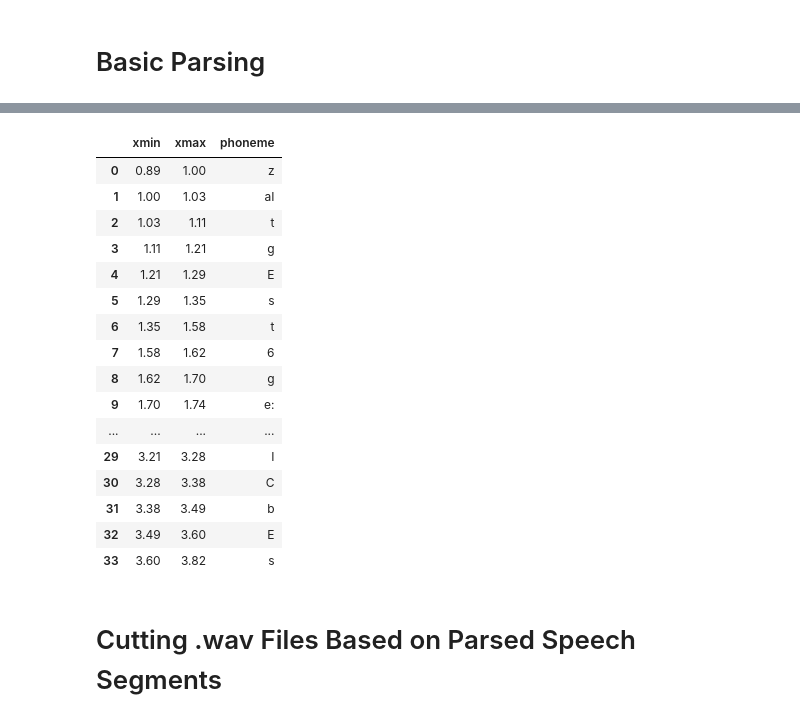
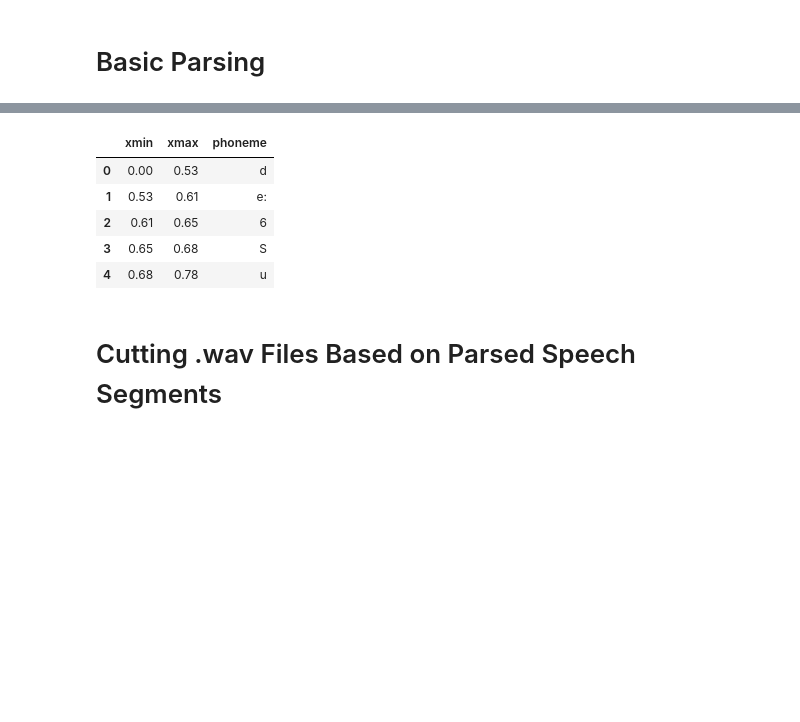
Before and after one commit to heikele/Parsing-spoken-sentences-with-MAUS, a Jupyter notebook: AudioSignalProcessingWithMAUS-BASICS.ipynb, the cells around one changed output, grey strips where cells are left out. Drawn from its saved outputs; the diff is of its cells as text; code cells hidden in the pictures; blank space fills up the shorter version.

```diff
--- a/AudioSignalProcessingWithMAUS-BASICS.ipynb
+++ b/AudioSignalProcessingWithMAUS-BASICS.ipynb
@@ -18,36 +16,43 @@ def parse_textgrid(story, phonemes="False"):
     """Returns a DataFrame with the xmin and xmax for the words or phonemes"""
 
     story = story.split('KAN')[0] if not phonemes else story.split('MAU')[1]
-    xmin = [line.split(' ')[-1] for line in story.split('\n') if 'xmin' in line and "<p:>" not in line]
-    xmax = [line.split(' ')[-1] for line in story.split('\n') if 'xmax' in line and "<p:>" not in line]
-    words = [line.split(' ')[-1].replace('"', '') for line in story.split('\n') if 'text' in line and "<p:>" not in line]
+    xmin = [line.split(' ')[-1] for line in story.split('\n') if 'xmin' in line]# and "<p:>" not in line]
+    xmax = [line.split(' ')[-1] for line in story.split('\n') if 'xmax' in line]# and "<p:>" not in line]
+    words = [line.split(' ')[-1].replace('"', '') for line in story.split('\n') if 'text' in line]# and "<p:>" not in line]
 
+    # In order to remove silences before indexing is required.
+    # Might be a good a idea to look at the output (in this case the later initialised
+    # f.read) from MAUS to get a better idea.
     df = pd.DataFrame()
-    df["xmin"] = [float(x) for x in xmin[3:-1]]
-    df["xmax"] = [float(x) for x in xmax[3:-1]]
-    df["word" if not phonemes else "phoneme"] = (words[1:-1] if not phonemes else words[:-1])
-
+    if phonemes:
+        df["xmin"] = [float(x) for x in xmin[1:-1]]
+        df["xmax"] = [float(x) for x in xmax[1:-1]]
+    else:
+        df["xmin"] = [float(x) for x in xmin[3:-1]]
+        df["xmax"] = [float(x) for x in xmax[3:-1]]
+    df["phoneme" if phonemes else "word"] = words[1:] if phonemes else words[1:-1]
     return df
 
 def get_textgrid(textfile, wavfile, phonemes=False):
     """Use CurlCall to feed the wave and text file into MAUS and passes it through the parse_textgrid function.
     Returns the Dataframe with relevant time information"""
 
-    curlcall = "curl  -X POST -H 'content-type: multipart/form-data'  -F OUTFORMAT=TextGrid -F NOINITIALFINALSILENCE=false -F INSKANTEXTGRID=true -F TEXT=@'{}' -F INSORTTEXTGRID=true -F SIGNAL=@'{}' 'https://clarin.phonetik.uni-muenchen.de/BASWebServices/services/runMAUSBasic'".format(*(textfile, wavfile))
+    curlcall = f"curl  -X POST -H 'content-type: multipart/form-data'  -F OUTFORMAT=TextGrid -F NOINITIALFINALSILENCE=false -F INSKANTEXTGRID=true -F TEXT=@'{textfile}' -F INSORTTEXTGRID=true -F SIGNAL=@'{wavfile}' 'https://clarin.phonetik.uni-muenchen.de/BASWebServices/services/runMAUSBasic'"
     result = subprocess.check_output(curlcall, shell=True)
     url = str(result).split("<")[4].split(">")[1]
 
     targetfile = 'targetfile' # an empty targetfile is required, you can use the one on my github page
-    curlcall2 = 'curl ' + url + ' > ' + targetfile
+    curlcall2 = f'curl {url} > {targetfile}'
     subprocess.call(curlcall2, shell=True)
 
     with open(targetfile) as f:
+        # Here f.read() shows the output reads the MAUS output
         textgrid = parse_textgrid(f.read(), phonemes=phonemes)
 
     return textgrid
 # %% [markdown]
 # Basic Parsing
 # %%
-files = [file for file in listdir() if ".wav" in file] # creates a list of the wav files
+files = [file.split(".")[0] for file in listdir() if ".wav" in file] # creates a list of items
 len(files), files[0]
 # %% [output]
@@ -55,9 +60,8 @@ len(files), files[0]
 # %%
 # Parse words in audio file based on transcipts (txt files for respective wav file)
-for wav in files:
-    textfile = loc+wav.replace(".wav", ".txt") # loads the relevant text file
-    df = get_textgrid(textfile, loc+wav) # creates the DataFrame
-    df.to_csv(loc+wav.replace(".wav", ".csv")) # saves the csv file into the same location as the wavs and txts
+for item in files[20]:
+    df = get_textgrid(loc+f"{item}.txt", loc+f"{item}.wav") # creates the DataFrame
+    df.to_csv(loc+f"{item}.csv") # saves the csv file into the same location as the wavs and txts
 # %%
 # Example of word onsets and offsets
 df
@@ -75,28 +82,16 @@ df
 # Same as before but now we parse the phonemes - I should note that in my experience these are
 # not as reliable as word parsing
 
-for wav in files:
-    textfile = loc+wav.replace(".wav", ".txt")
-    df = get_textgrid(textfile, loc+wav, phonemes=True)
-    df.to_csv(loc+wav.replace(".wav", ".csv"))
+for item in files[:20]:
+    df = get_textgrid(loc+f"{item}.txt", loc+f"{item}.wav", phonemes=True)
+    df.to_csv(loc+f"{item}.csv")
 # %%
 # Example of phoneme DataFrame
-df
+df.head(5)
 # %% [output]
 |  | xmin | xmax | phoneme |
-| 0 | 0.89 | 1.00 | z |
-| 1 | 1.00 | 1.03 | aI |
-| 2 | 1.03 | 1.11 | t |
-| 3 | 1.11 | 1.21 | g |
-| 4 | 1.21 | 1.29 | E |
-| 5 | 1.29 | 1.35 | s |
-| 6 | 1.35 | 1.58 | t |
-| 7 | 1.58 | 1.62 | 6 |
-| 8 | 1.62 | 1.70 | g |
-| 9 | 1.70 | 1.74 | e: |
-| ... | ... | ... | ... |
-| 29 | 3.21 | 3.28 | I |
-| 30 | 3.28 | 3.38 | C |
-| 31 | 3.38 | 3.49 | b |
-| 32 | 3.49 | 3.60 | E |
-| 33 | 3.60 | 3.82 | s |
+| 0 | 0.00 | 0.53 | d |
+| 1 | 0.53 | 0.61 | e: |
+| 2 | 0.61 | 0.65 | 6 |
+| 3 | 0.65 | 0.68 | S |
+| 4 | 0.68 | 0.78 | u |
```
Also changed, not shown: parts of 6 cells of this notebook.
